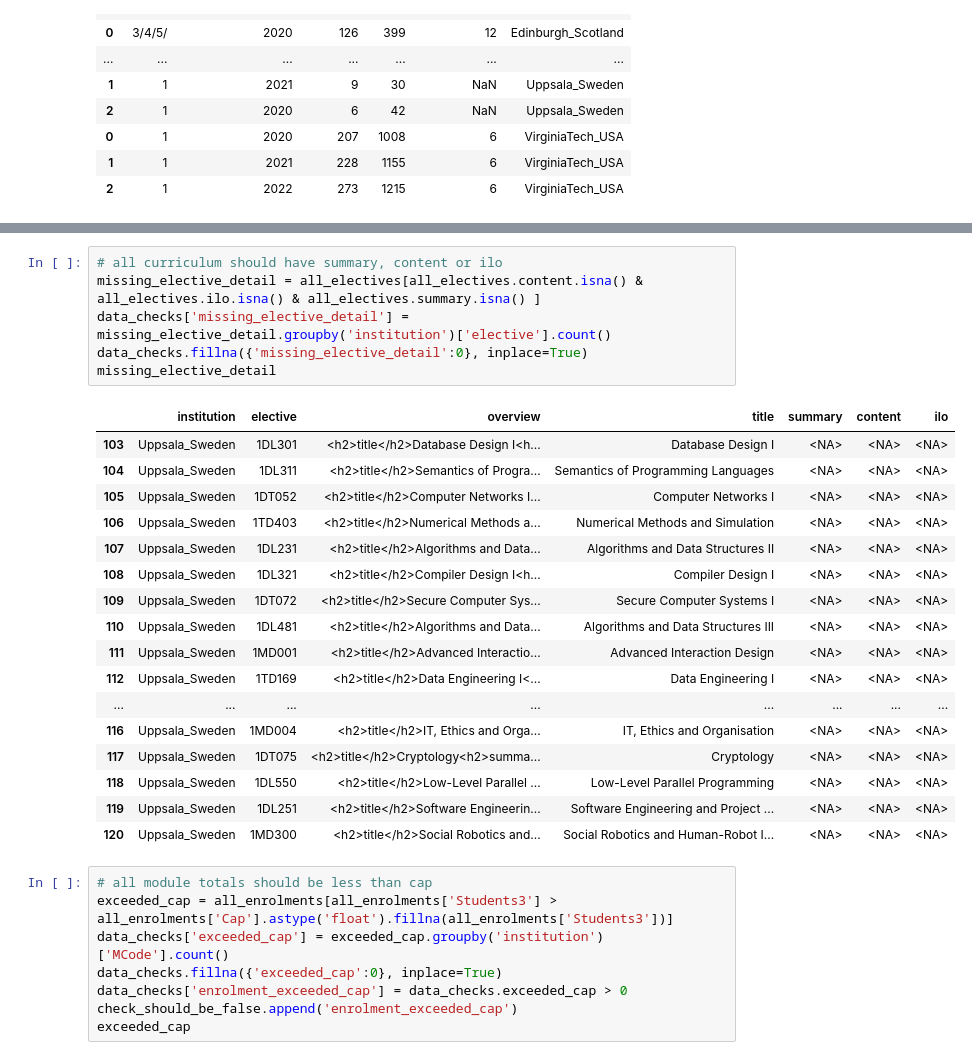
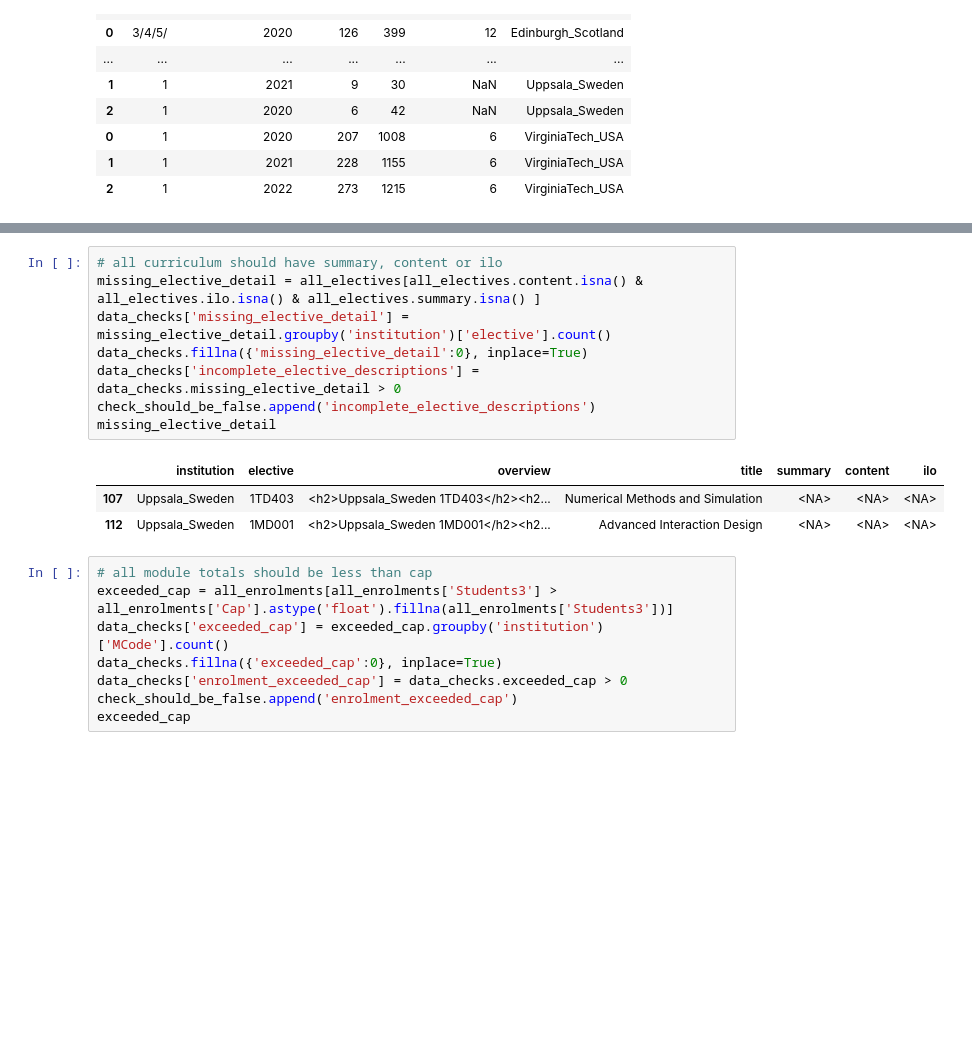
Before and after one commit to stevenaeola/iticse2023_wg6, a Jupyter notebook: check_clean.ipynb, the cells around one changed output, grey strips where cells are left out. Saved outputs shown, nothing was run; the diff lists cells and outputs as text; blank space fills up the shorter version.

Commit message:
Add stage2 review data and analyse remaining quailty

```diff
--- a/check_clean.ipynb
+++ b/check_clean.ipynb
@@ -172,27 +170,15 @@ missing_elective_descriptions
 # %%
 # all curriculum should have summary, content or ilo
 missing_elective_detail = all_electives[all_electives.content.isna() & all_electives.ilo.isna() & all_electives.summary.isna() ]
 data_checks['missing_elective_detail'] = missing_elective_detail.groupby('institution')['elective'].count()
 data_checks.fillna({'missing_elective_detail':0}, inplace=True)
+data_checks['incomplete_elective_descriptions'] = data_checks.missing_elective_detail > 0
+check_should_be_false.append('incomplete_elective_descriptions')
 missing_elective_detail
 # %% [output]
 |  | institution | elective | overview | title | summary | content | ilo |
-| 103 | Uppsala_Sweden | 1DL301 | <h2>title</h2>Database Design I<h... | Database Design I | <NA> | <NA> | <NA> |
-| 104 | Uppsala_Sweden | 1DL311 | <h2>title</h2>Semantics of Progra... | Semantics of Programming Languages | <NA> | <NA> | <NA> |
-| 105 | Uppsala_Sweden | 1DT052 | <h2>title</h2>Computer Networks I... | Computer Networks I | <NA> | <NA> | <NA> |
-| 106 | Uppsala_Sweden | 1TD403 | <h2>title</h2>Numerical Methods a... | Numerical Methods and Simulation | <NA> | <NA> | <NA> |
-| 107 | Uppsala_Sweden | 1DL231 | <h2>title</h2>Algorithms and Data... | Algorithms and Data Structures II | <NA> | <NA> | <NA> |
-| 108 | Uppsala_Sweden | 1DL321 | <h2>title</h2>Compiler Design I<h... | Compiler Design I | <NA> | <NA> | <NA> |
-| 109 | Uppsala_Sweden | 1DT072 | <h2>title</h2>Secure Computer Sys... | Secure Computer Systems I | <NA> | <NA> | <NA> |
-| 110 | Uppsala_Sweden | 1DL481 | <h2>title</h2>Algorithms and Data... | Algorithms and Data Structures III | <NA> | <NA> | <NA> |
-| 111 | Uppsala_Sweden | 1MD001 | <h2>title</h2>Advanced Interactio... | Advanced Interaction Design | <NA> | <NA> | <NA> |
-| 112 | Uppsala_Sweden | 1TD169 | <h2>title</h2>Data Engineering I<... | Data Engineering I | <NA> | <NA> | <NA> |
-| ... | ... | ... | ... | ... | ... | ... | ... |
-| 116 | Uppsala_Sweden | 1MD004 | <h2>title</h2>IT, Ethics and Orga... | IT, Ethics and Organisation | <NA> | <NA> | <NA> |
-| 117 | Uppsala_Sweden | 1DT075 | <h2>title</h2>Cryptology<h2>summa... | Cryptology | <NA> | <NA> | <NA> |
-| 118 | Uppsala_Sweden | 1DL550 | <h2>title</h2>Low-Level Parallel ... | Low-Level Parallel Programming | <NA> | <NA> | <NA> |
-| 119 | Uppsala_Sweden | 1DL251 | <h2>title</h2>Software Engineerin... | Software Engineering and Project ... | <NA> | <NA> | <NA> |
-| 120 | Uppsala_Sweden | 1MD300 | <h2>title</h2>Social Robotics and... | Social Robotics and Human-Robot I... | <NA> | <NA> | <NA> |
+| 107 | Uppsala_Sweden | 1TD403 | <h2>Uppsala_Sweden 1TD403</h2><h2... | Numerical Methods and Simulation | <NA> | <NA> | <NA> |
+| 112 | Uppsala_Sweden | 1MD001 | <h2>Uppsala_Sweden 1MD001</h2><h2... | Advanced Interaction Design | <NA> | <NA> | <NA> |
 # %%
 # all module totals should be less than cap
 exceeded_cap = all_enrolments[all_enrolments['Students3'] > all_enrolments['Cap'].astype('float').fillna(all_enrolments['Students3'])]
```
Also changed, not shown: parts of 5 cells of this notebook, 10 other files.
